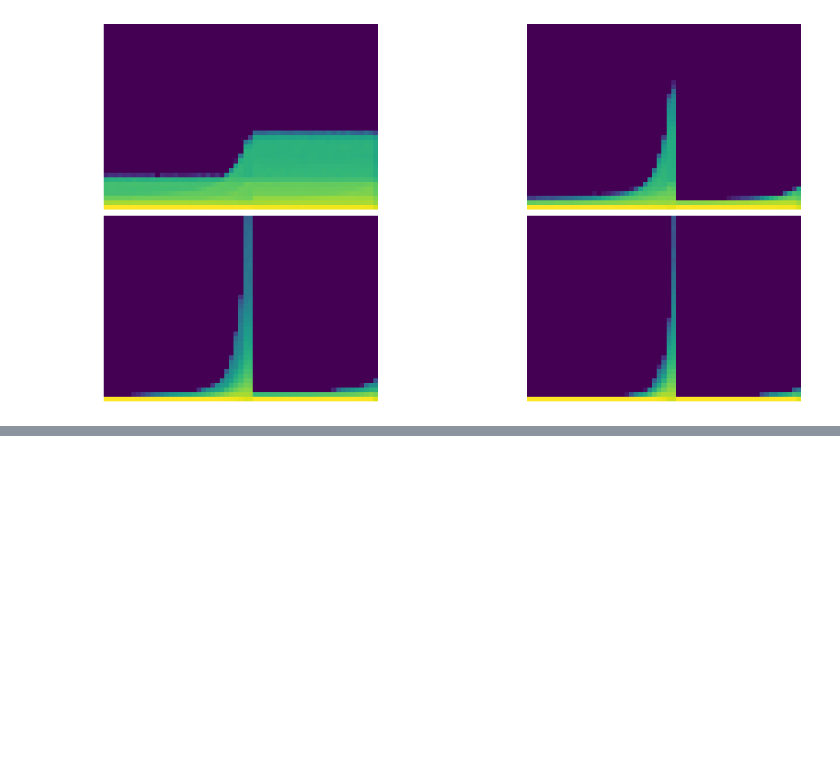
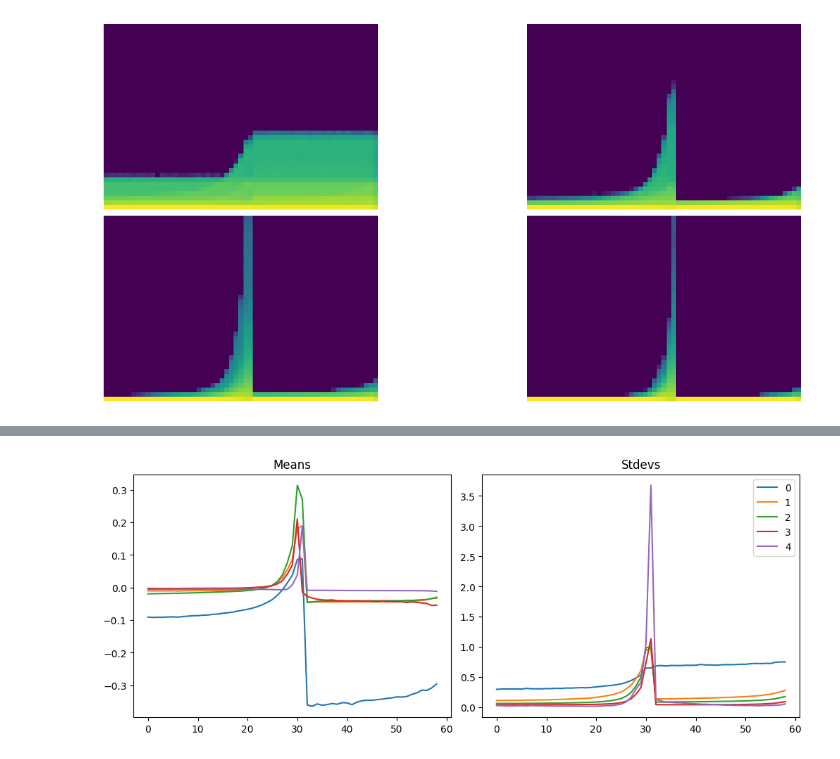
Before and after one commit to satani99/fastai_22_2, a Jupyter notebook: activations.ipynb, the cells around one changed output, grey strips where cells are left out. Cells and saved outputs as stored; diff of their text form; code cells hidden in the pictures; blank space fills up the shorter version.

```diff
--- a/activations.ipynb
+++ b/activations.ipynb
@@ -327,0 +381,4 @@ for ax, h in zip(axes.flat, hc):
+# %%
+astats.plot_stats()
+# %% [output]
+[figure, added]
```
Also changed, not shown: parts of 7 cells of this notebook.
